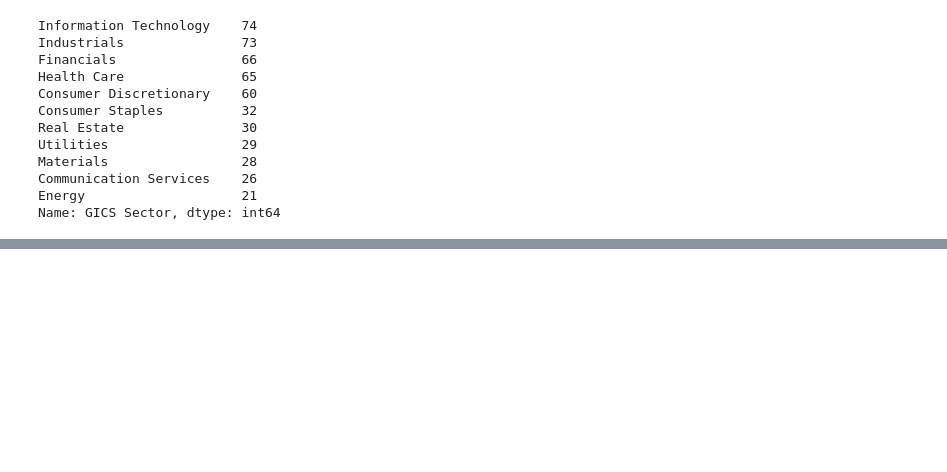
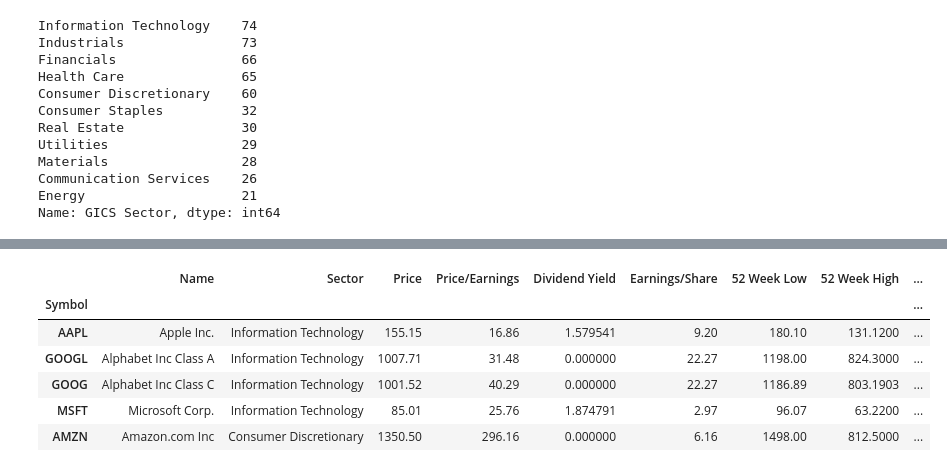
Before and after one commit to Analitico-771/machine_learning_index_prediction, a Jupyter notebook: DataPrep.ipynb, the cells around one changed output, grey strips where cells are left out. Saved outputs shown, nothing was run; the diff lists cells and outputs as text; code cells hidden in the pictures; blank space fills up the shorter version.

```diff
--- a/DataPrep.ipynb
+++ b/DataPrep.ipynb
@@ -123,0 +140,12 @@ KeyError: 'Industrials'
+# %%
+SP500_Constituents_details = pd.read_csv(Path("resources/constituents_financials.csv"), index_col='Symbol')
+SP500_Constituents_details = SP500_Constituents_details.sort_values(by=['Market Cap'], ascending=False)
+SP500_Constituents_details.head()
+# %% [output]
+|  | Name | Sector | Price | Price/Earnings | Dividend Yield | Earnings/Share | 52 Week Low | 52 Week High | ... |
+| Symbol |  |  |  |  |  |  |  |  | ... |
+| AAPL | Apple Inc. | Information Technology | 155.15 | 16.86 | 1.579541 | 9.20 | 180.10 | 131.1200 | ... |
+| GOOGL | Alphabet Inc Class A | Information Technology | 1007.71 | 31.48 | 0.000000 | 22.27 | 1198.00 | 824.3000 | ... |
+| GOOG | Alphabet Inc Class C | Information Technology | 1001.52 | 40.29 | 0.000000 | 22.27 | 1186.89 | 803.1903 | ... |
+| MSFT | Microsoft Corp. | Information Technology | 85.01 | 25.76 | 1.874791 | 2.97 | 96.07 | 63.2200 | ... |
+| AMZN | Amazon.com Inc | Consumer Discretionary | 1350.50 | 296.16 | 0.000000 | 6.16 | 1498.00 | 812.5000 | ... |
```
Also changed, not shown: parts of 10 cells of this notebook, 3 other files.
